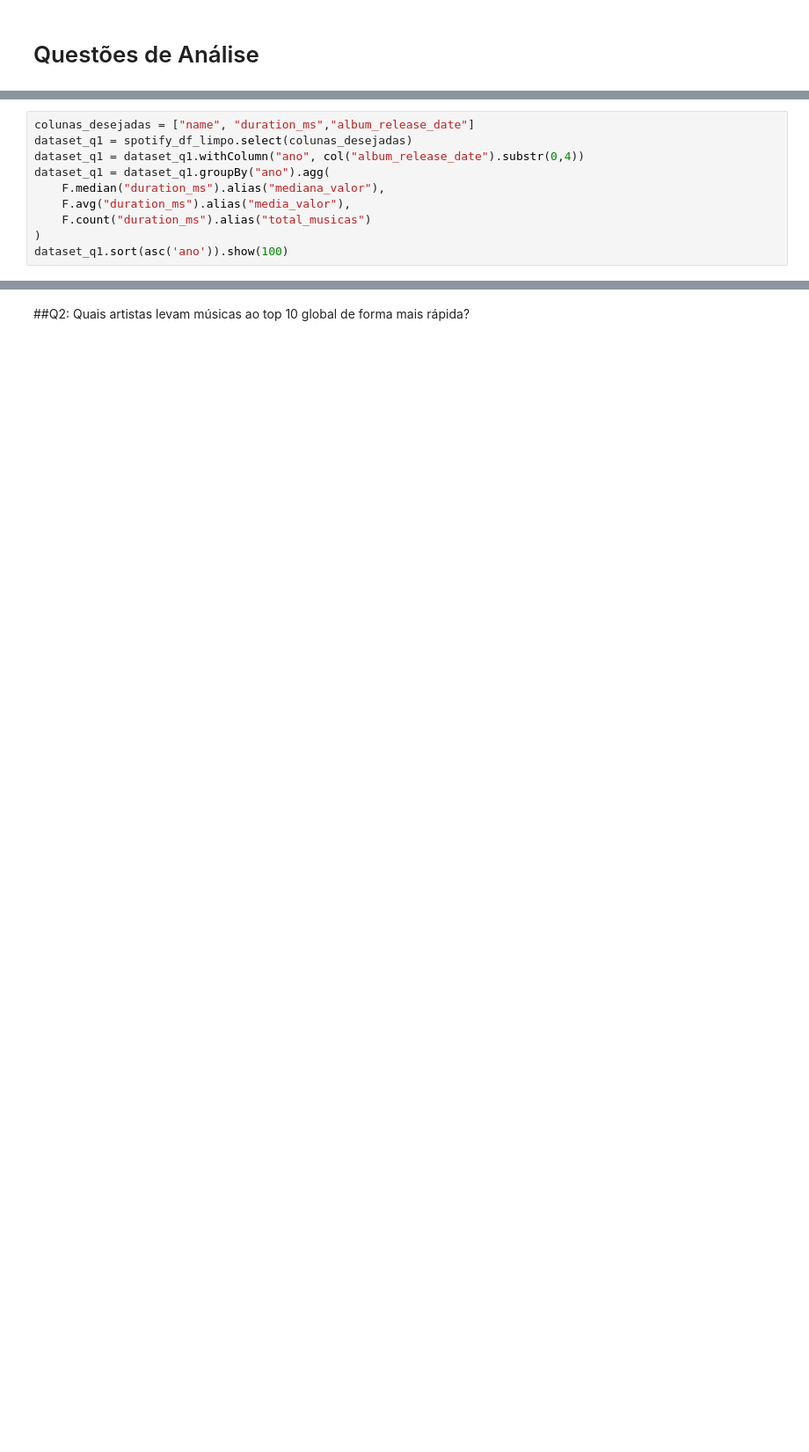
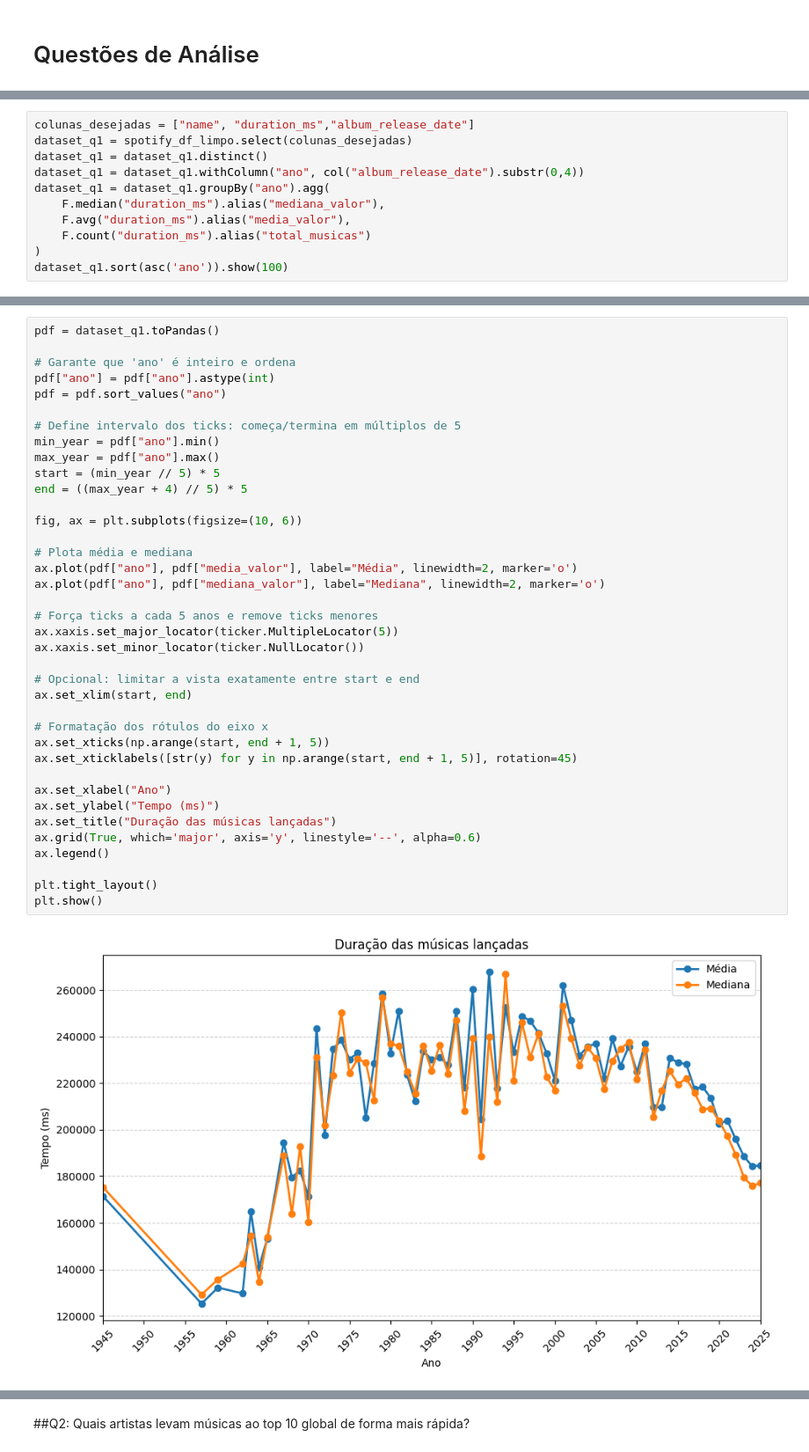
Before and after one commit to VitorSancho/UnicampMDC2025, a Jupyter notebook: BigData/trabalho2/Big_Data_020_Trabalho_2_Spotify_Template.ipynb, the cells around one changed output, grey strips where cells are left out. Shown at 88% size. Cells and saved outputs as stored; diff of their text form; blank space fills up the shorter version.

```diff
--- a/BigData/trabalho2/Big_Data_020_Trabalho_2_Spotify_Template.ipynb
+++ b/BigData/trabalho2/Big_Data_020_Trabalho_2_Spotify_Template.ipynb
@@ -218,6 +266,7 @@ from pyspark.sql import functions as F
 # %%
 colunas_desejadas = ["name", "duration_ms","album_release_date"]
 dataset_q1 = spotify_df_limpo.select(colunas_desejadas)
+dataset_q1 = dataset_q1.distinct()
 dataset_q1 = dataset_q1.withColumn("ano", col("album_release_date").substr(0,4))
 dataset_q1 = dataset_q1.groupBy("ano").agg(
     F.median("duration_ms").alias("mediana_valor"),
@@ -231,0 +317,40 @@ dataset_q1.sort(asc('ano')).show(100)
+# %%
+pdf = dataset_q1.toPandas()
+
+# Garante que 'ano' é inteiro e ordena
+pdf["ano"] = pdf["ano"].astype(int)
+pdf = pdf.sort_values("ano")
+
+# Define intervalo dos ticks: começa/termina em múltiplos de 5
+min_year = pdf["ano"].min()
+max_year = pdf["ano"].max()
+start = (min_year // 5) * 5
+end = ((max_year + 4) // 5) * 5
+
+fig, ax = plt.subplots(figsize=(10, 6))
+
+# Plota média e mediana
+ax.plot(pdf["ano"], pdf["media_valor"], label="Média", linewidth=2, marker='o')
+ax.plot(pdf["ano"], pdf["mediana_valor"], label="Mediana", linewidth=2, marker='o')
+
+# Força ticks a cada 5 anos e remove ticks menores
+ax.xaxis.set_major_locator(ticker.MultipleLocator(5))
+ax.xaxis.set_minor_locator(ticker.NullLocator())
+
+# Opcional: limitar a vista exatamente entre start e end
+ax.set_xlim(start, end)
+
+# Formatação dos rótulos do eixo x
+ax.set_xticks(np.arange(start, end + 1, 5))
+ax.set_xticklabels([str(y) for y in np.arange(start, end + 1, 5)], rotation=45)
+
+ax.set_xlabel("Ano")
+ax.set_ylabel("Tempo (ms)")
+ax.set_title("Duração das músicas lançadas")
+ax.grid(True, which='major', axis='y', linestyle='--', alpha=0.6)
+ax.legend()
+
+plt.tight_layout()
+plt.show()
+# %% [output]
+[figure, added]
```
Also changed, not shown: parts of 20 cells of this notebook.
